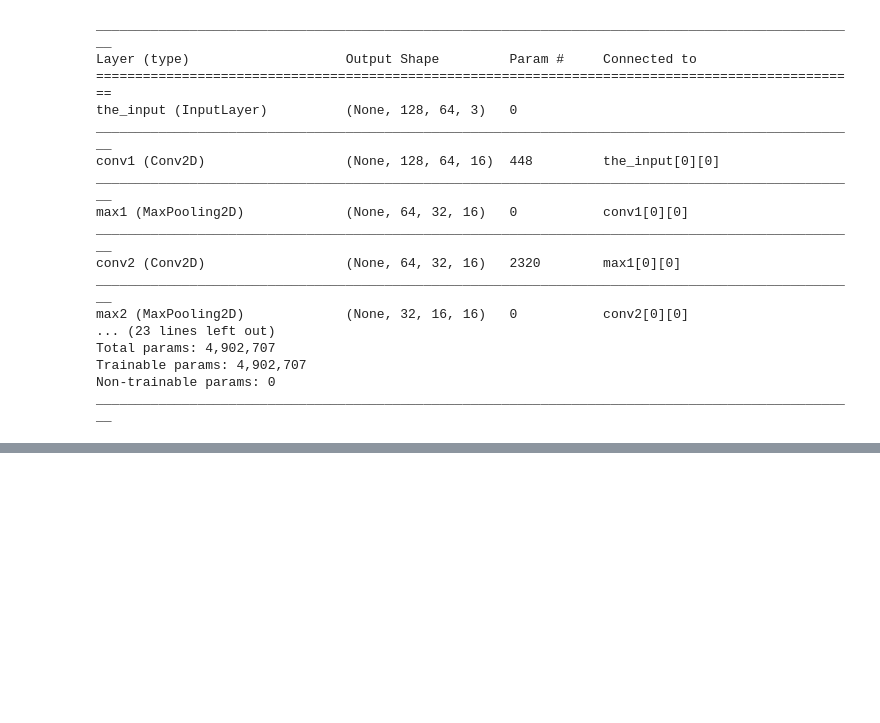
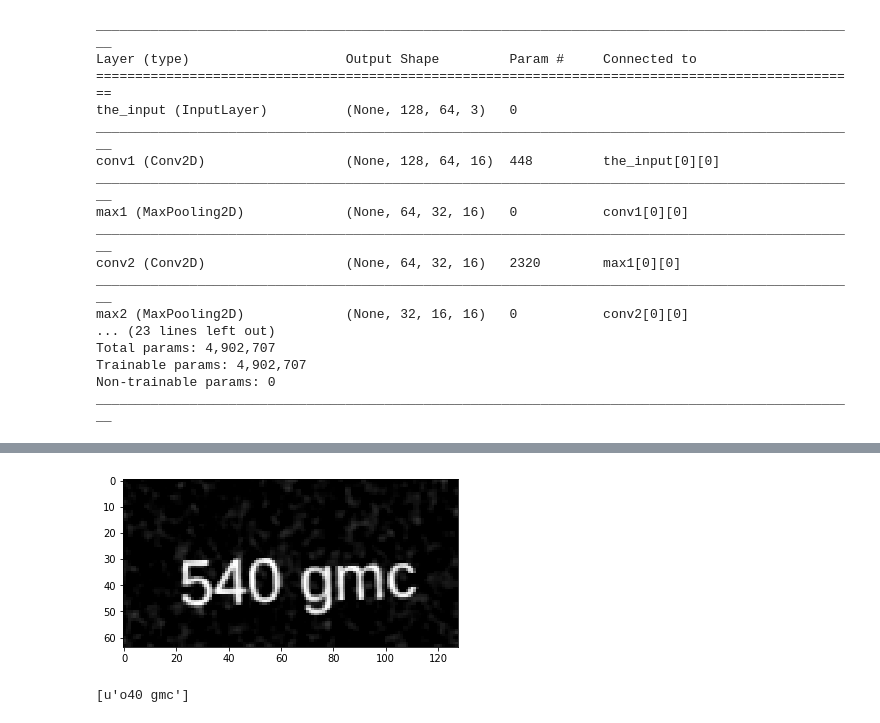
Before and after one commit to techgopal/OCR-Deep-Learning, a Jupyter notebook: src/main/ocr/ocr_result.ipynb, the cells around one changed output, grey strips where cells are left out. Drawn from its saved outputs; the diff is of its cells as text; code cells hidden in the pictures; blank space fills up the shorter version.

```diff
--- a/src/main/ocr/ocr_result.ipynb
+++ b/src/main/ocr/ocr_result.ipynb
@@ -132,0 +142,6 @@ print(test(model,'cheats.png'))
+# %%
+test_image = '540 gmc.png'
+print(test(model,test_image))
+# %% [output]
+[figure, added]
+[u'o40 gmc']
```
Also changed, not shown: parts of 7 cells of this notebook.
